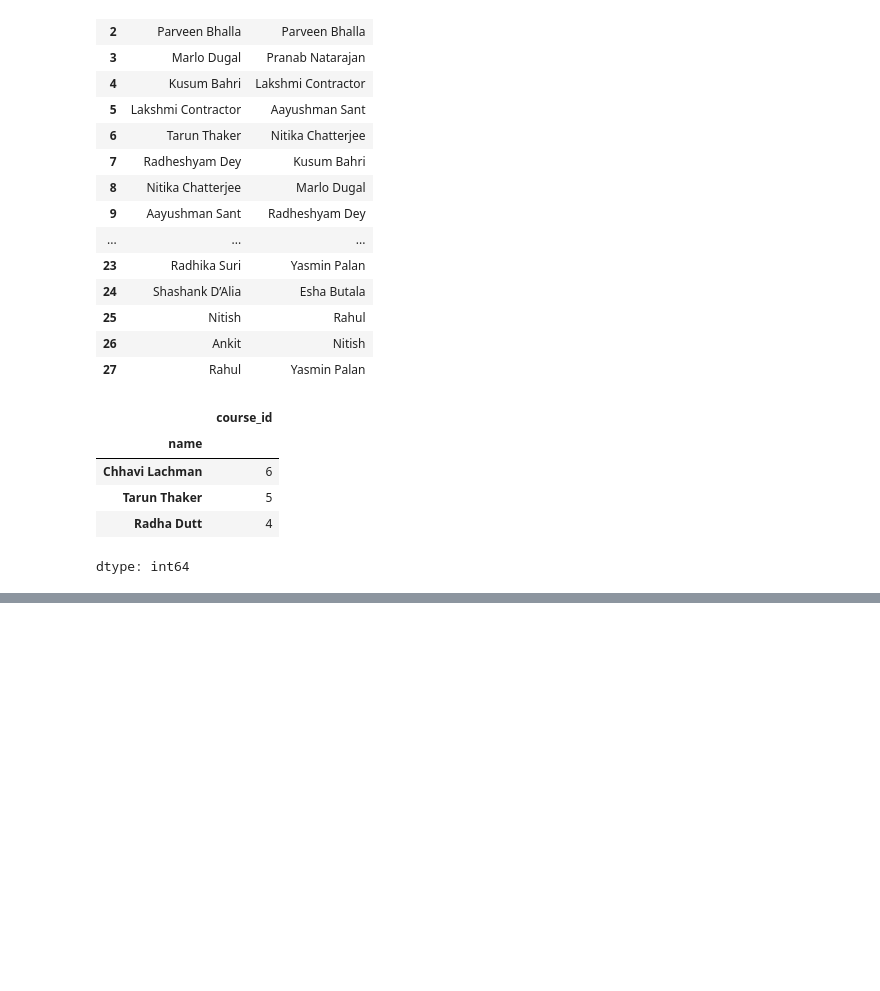
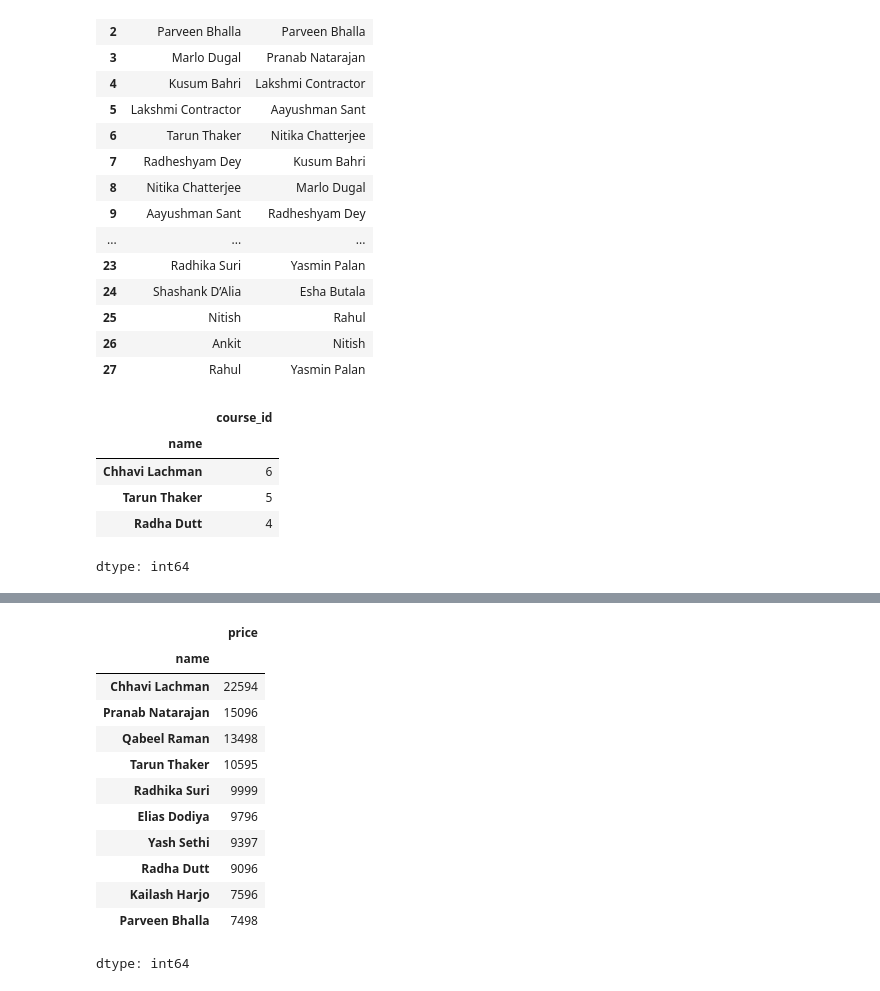
Before and after one commit to UKD1211/DataScience_Slogbook_ISI_placement_prep, a Jupyter notebook: pandas_5_merging.ipynb, the cells around one changed output, grey strips where cells are left out. Saved outputs shown, nothing was run; the diff lists cells and outputs as text; code cells hidden in the pictures; blank space fills up the shorter version.

```diff
--- a/pandas_5_merging.ipynb
+++ b/pandas_5_merging.ipynb
@@ -540,0 +579,2 @@ dtype: int64
+# %%
+temp_df = regs.merge(courses,how="inner",on="course_id").merge(students,how="inner",on="student_id")[['name','course_name','price']]
@@ -540,0 +601,16 @@ dtype: int64
+# %%
+temp_df.groupby("name")['price'].sum().sort_values(ascending=False).head(10)
+# %% [output]
+|  | price |
+| name |  |
+| Chhavi Lachman | 22594 |
+| Pranab Natarajan | 15096 |
+| Qabeel Raman | 13498 |
+| Tarun Thaker | 10595 |
+| Radhika Suri | 9999 |
+| Elias Dodiya | 9796 |
+| Yash Sethi | 9397 |
+| Radha Dutt | 9096 |
+| Kailash Harjo | 7596 |
+| Parveen Bhalla | 7498 |
+dtype: int64
```
Also changed, not shown: parts of 13 cells of this notebook.
